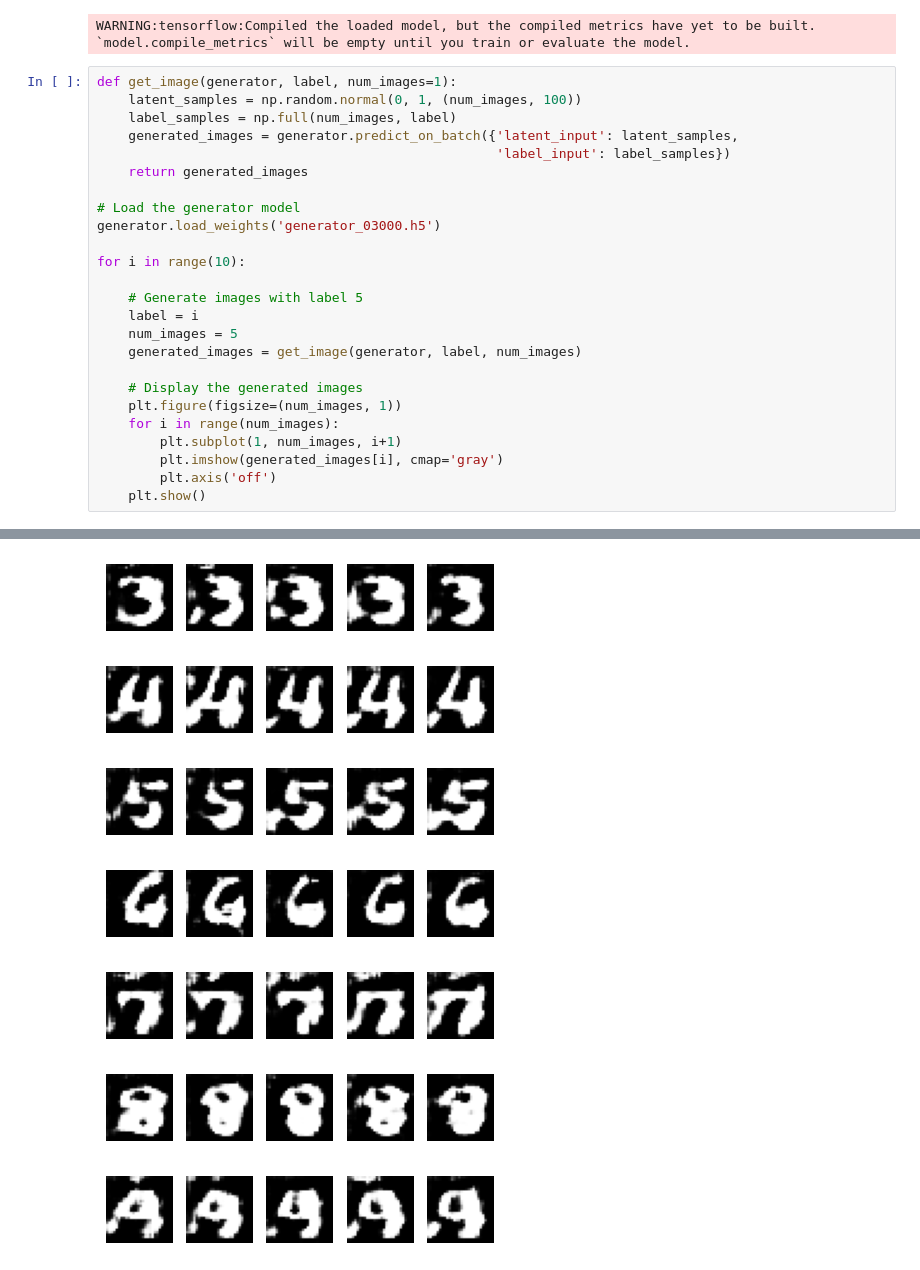
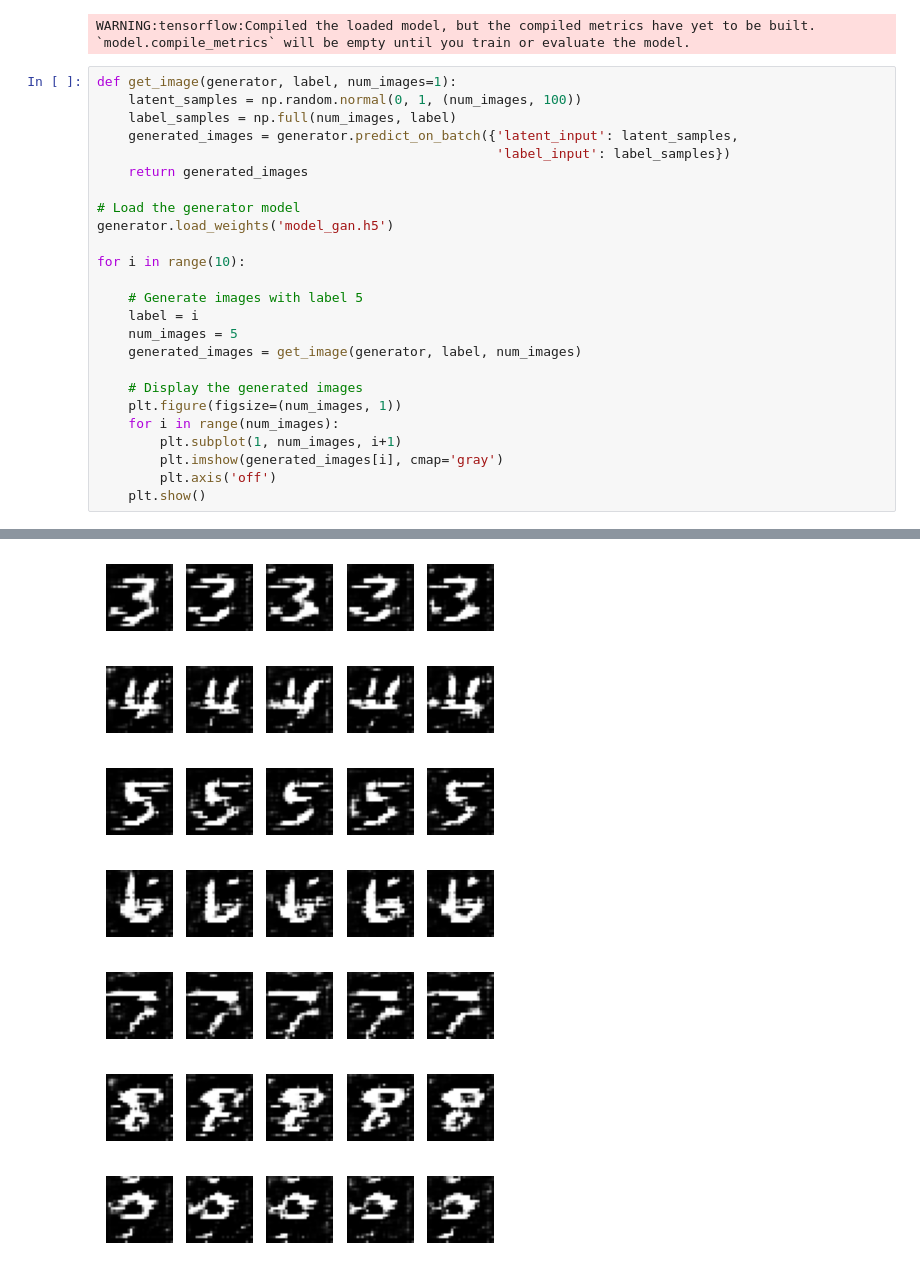
Before and after one commit to Khanhnvtb/Text-to-image, a Jupyter notebook: training.ipynb, the cells around one changed output, grey strips where cells are left out. Drawn from its saved outputs; the diff is of its cells as text.

```diff
--- a/training.ipynb
+++ b/training.ipynb
@@ -240,7 +264,7 @@ def get_image(generator, label, num_images=1):
     return generated_images
 
 # Load the generator model
-generator.load_weights('generator_03000.h5')
+generator.load_weights('model_gan.h5')
 
 for i in range(10):
 
@@ -263,7 +287,7 @@ for i in range(10):
-[figure, old version]
+[figure, new version]
-[figure, old version]
+[figure, new version]
-[figure, old version]
+[figure, new version]
-[figure, old version]
+[figure, new version]
-[figure, old version]
+[figure, new version]
-[figure, old version]
+[figure, new version]
-[figure, old version]
+[figure, new version]
```
Also changed, not shown: parts of 21 cells of this notebook, 3 other files.
